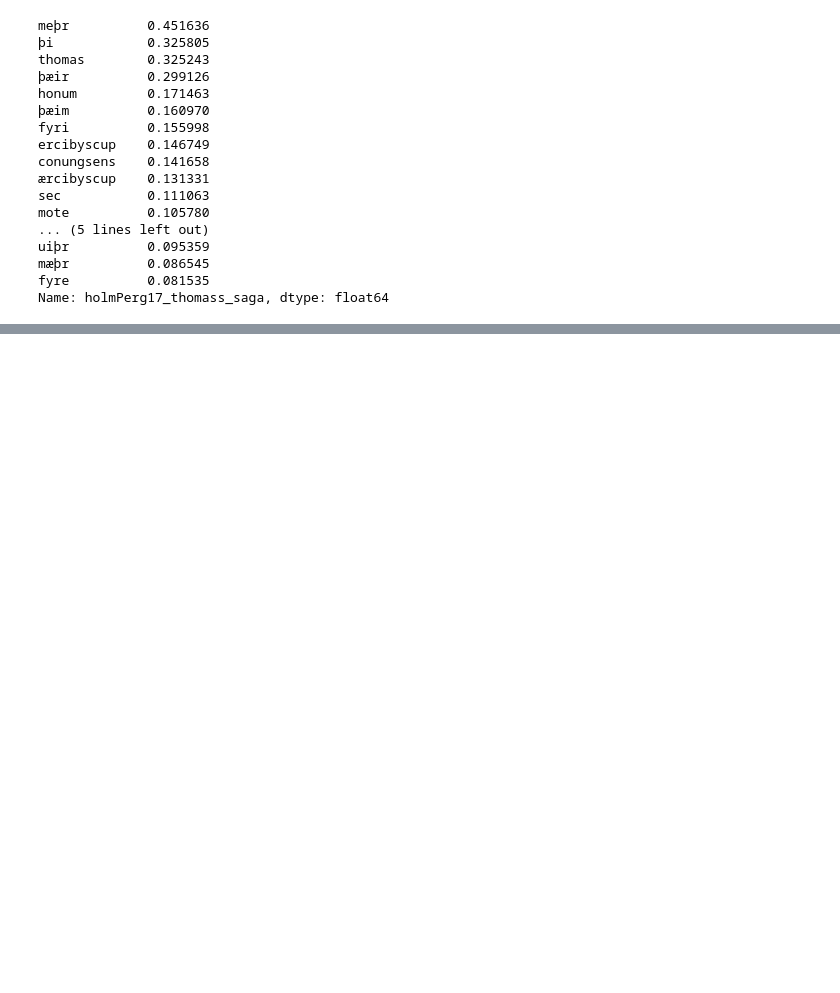
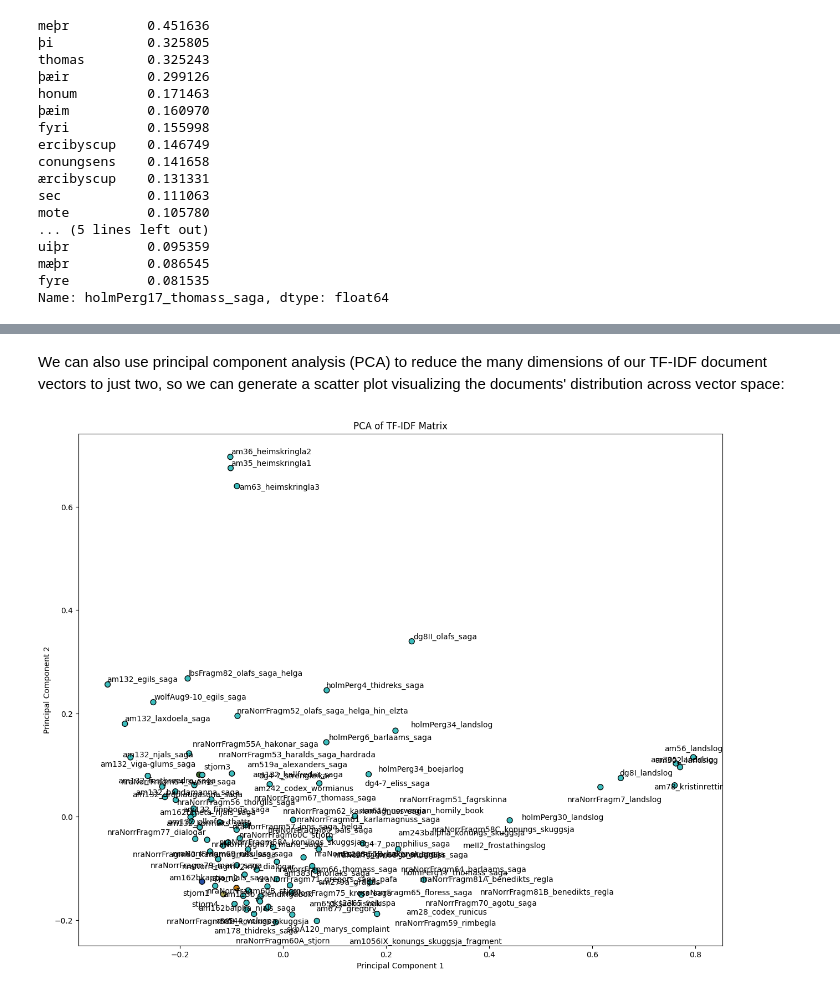
Before and after one commit to langeslag/on-corpus-tools, a Jupyter notebook: stjorn/tf-idf.ipynb, the cells around one changed output, grey strips where cells are left out. Saved outputs shown, nothing was run; the diff lists cells and outputs as text; code cells hidden in the pictures; blank space fills up the shorter version.

Commit message:
added PCA scatter plots to TF-IDF and Doc2Vec notebooks

```diff
--- a/stjorn/tf-idf.ipynb
+++ b/stjorn/tf-idf.ipynb
@@ -256,0 +292,23 @@ Name: holmPerg17_thomass_saga, dtype: float64
+# %% [markdown]
+We can also use principal component analysis (PCA) to reduce the many dimensions of our TF-IDF document vectors to just two, so we can generate a scatter plot visualizing the documents' distribution across vector space:
+# %%
+colours = dict()
+for i in titles:
+    colours[i] = '#3CBDBD'
+colours['stjorn1'] = '#264FA6'
+colours['stjorn2'] = '#C27A13'
+colours['stjorn3'] = '#355E26'
+colours['stjorn4'] = '#ABA75B'
+pca = PCA(n_components=2)
+pca_result = pca.fit_transform(model.toarray())
+plt.figure(figsize=(15, 12))
+plt.scatter(pca_result[:, 0], pca_result[:, 1], c=colours.values(), cmap=matplotlib.colors.ListedColormap(colours), edgecolor='k', s=50)
+labels = [plt.annotate(txt, (pca_result[i, 0], pca_result[i, 1])) for i, txt in enumerate(titles)]
+adjust_text(labels)
+plt.title('PCA of TF-IDF Matrix')
+plt.xlabel('Principal Component 1')
+plt.ylabel('Principal Component 2')
+plt.savefig(fname='tfidf.svg', format='svg', bbox_inches='tight')
+plt.show()
+# %% [output]
+[figure, added]
```
Also changed, not shown: parts of 10 cells of this notebook, 2 other files.
